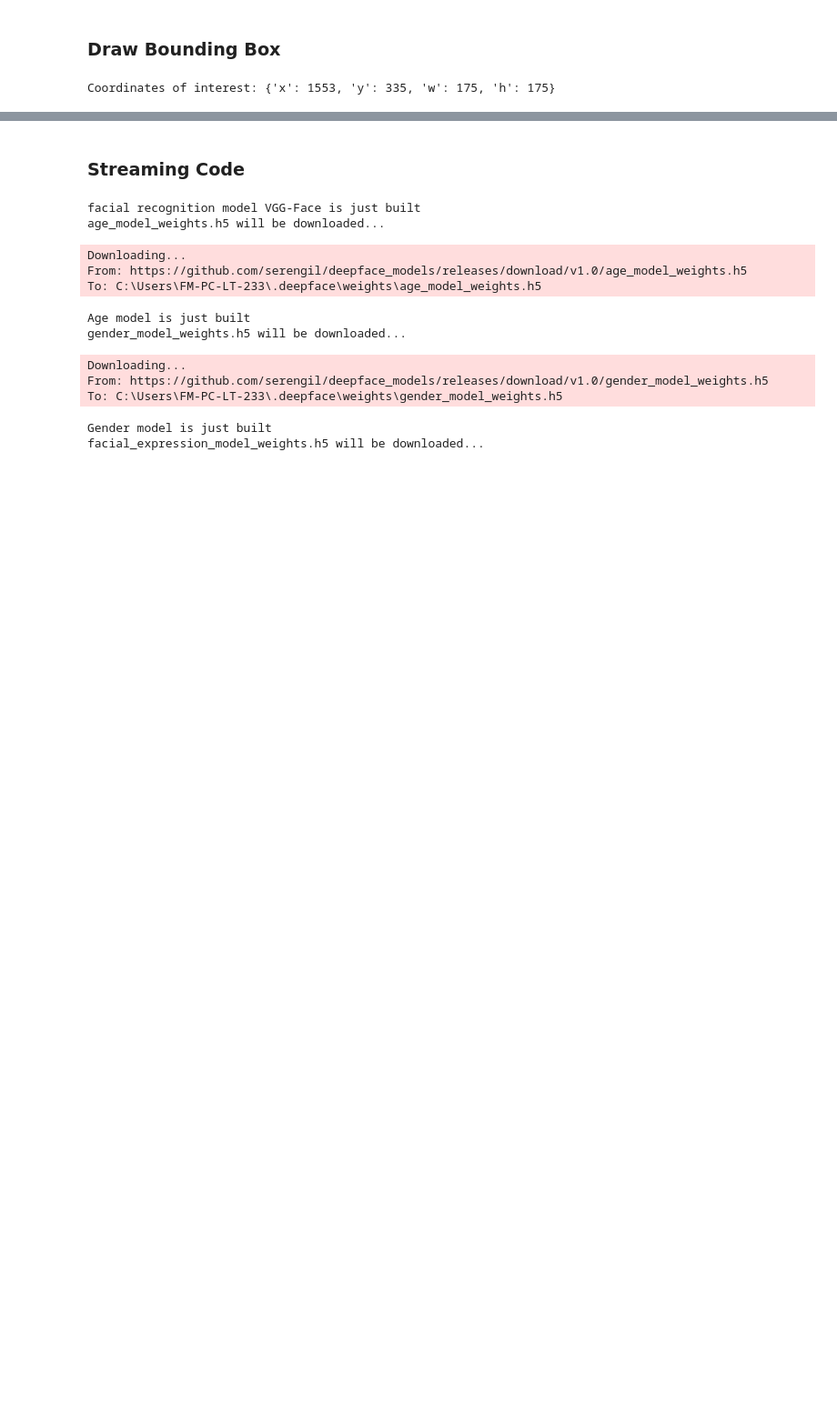
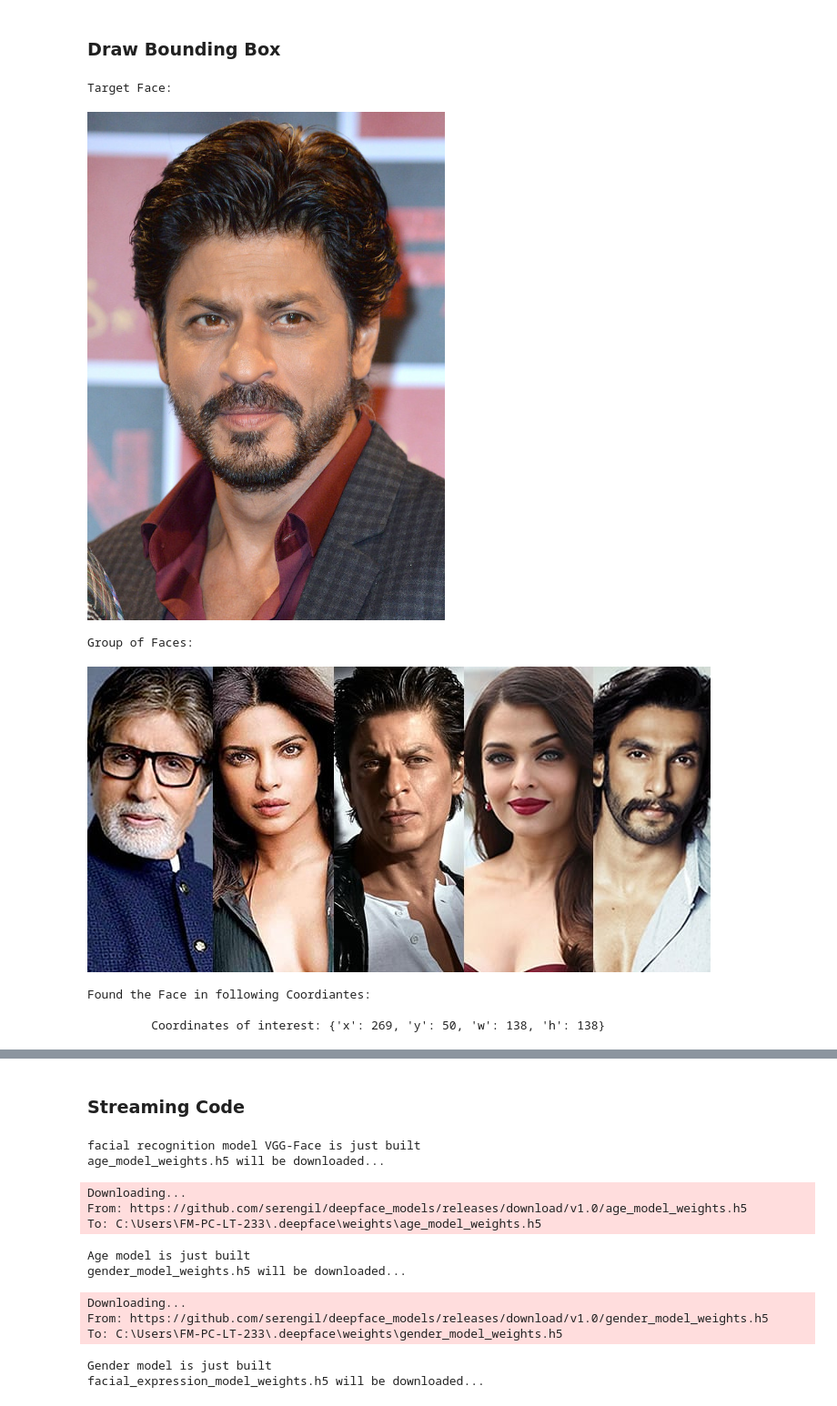
Before and after one commit to Siddhant128-bit/Deep-Face-Research, a Jupyter notebook: Experiments.ipynb, the cells around one changed output, grey strips where cells are left out. Shown at 91% size. Cells and saved outputs as stored; diff of their text form; code cells hidden in the pictures; blank space fills up the shorter version.

Commit message:
Few Changes to display outputs how to get coords and display it in jupyter notebook and removed redundent warnings

```diff
--- a/Experiments.ipynb
+++ b/Experiments.ipynb
@@ -7,4 +8,5 @@ import matplotlib.pyplot as plt
 # %% [markdown]
 <h3> Verify Face (Recognition)</h3>
 # %%
-results=DeepFace.verify(img1_path='img-1.jpg',img2_path='img-2.jpg')
+results=DeepFace.verify(img1_path='Database\Shah Rukh Khan\\1.jpg',img2_path='test_img.jpg')
+results
@@ -11,12 +23,27 @@ results=DeepFace.verify(img1_path='img-1.jpg',img2_path='img-2.jpg')
 # %% [markdown]
 <h3> Draw Bounding Box </h3>
 # %%
+print('Target Face: ')
+img_1=cv2.imread('Database\Shah Rukh Khan\\1.jpg')
+display(Image.fromarray(cv2.cvtColor(img_1,cv2.COLOR_BGR2RGB)))
+
+print('Group of Faces: ')
+img_2=cv2.imread('test_img.jpg')
+display(Image.fromarray(cv2.cvtColor(img_2, cv2.COLOR_BGR2RGB)))
+
+print('Found the Face in following Coordiantes: \n')
 coords=results['facial_areas']['img2']
-print(f'Coordinates of interest: {coords}')
-img=cv2.imread('img-2.jpg')
+print(f'\t Coordinates of interest: {coords}')
+
+
+img=cv2.imread('test_img.jpg')
 cv2.rectangle(img,(coords['x'],coords['y']),(coords['x']+coords['w'],coords['y']+coords['h']),(0,0,255),5)
-cv2.imshow('output',cv2.resize(img,(600,600)))
-cv2.waitKey(0)
-cv2.destroyAllWindows()
+display(Image.fromarray(cv2.cvtColor(img, cv2.COLOR_BGR2RGB)))
 # %% [output]
-Coordinates of interest: {'x': 1553, 'y': 335, 'w': 175, 'h': 175}
+Target Face:
+[figure, added]
+Group of Faces:
+[figure, added]
+Found the Face in following Coordiantes:
+
+         Coordinates of interest: {'x': 269, 'y': 50, 'w': 138, 'h': 138}
```
Also changed, not shown: parts of 3 cells of this notebook, 1 other file.
